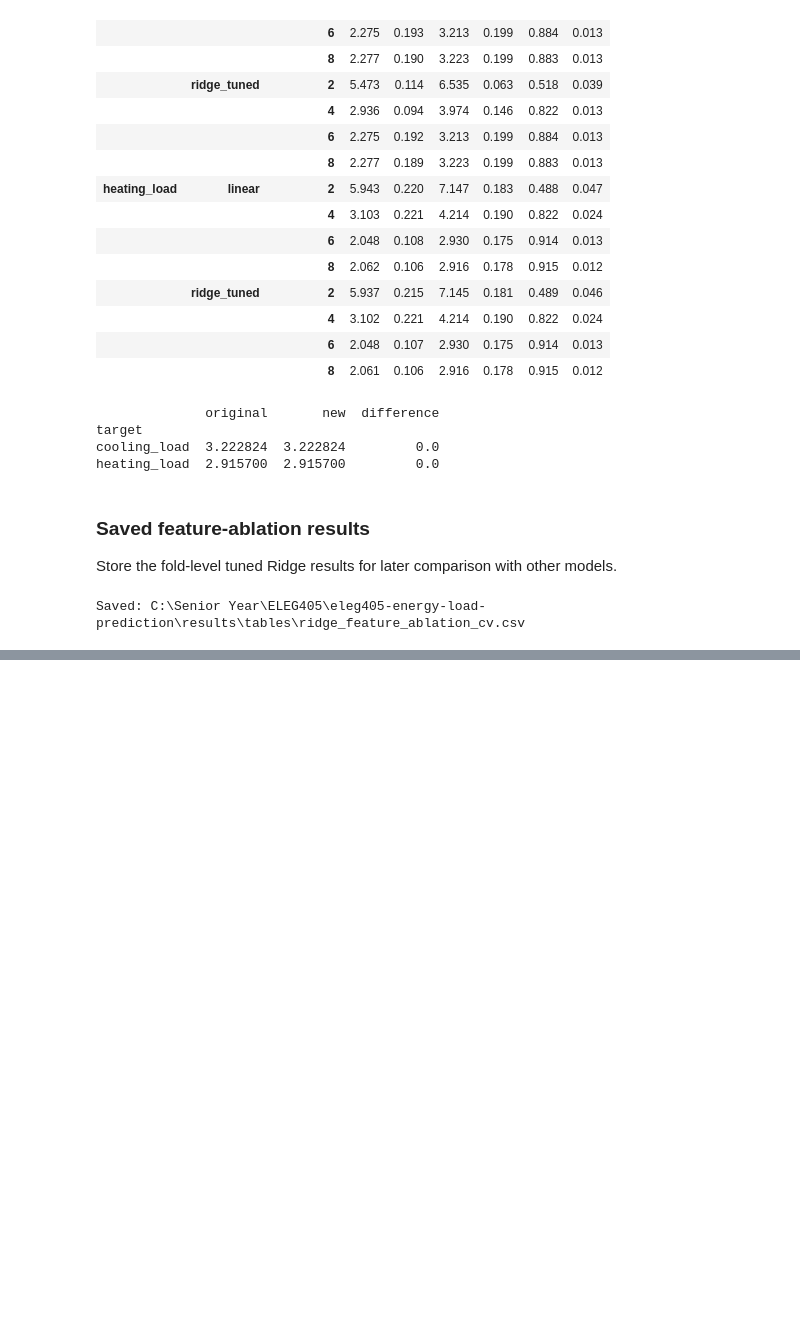
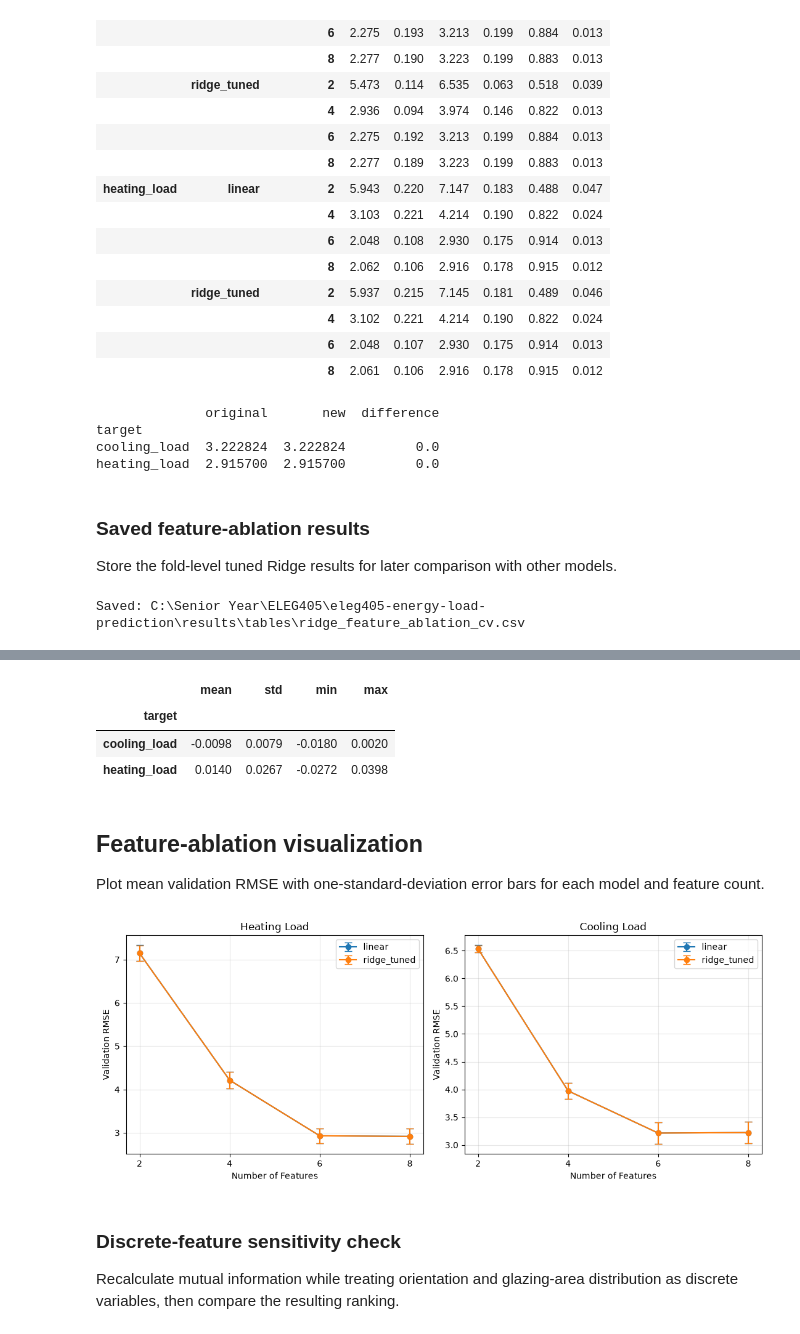
Before and after one commit to jacob-baker25/eleg405-energy-load-prediction, a Jupyter notebook: notebooks/02_linear_ridge_jacob.ipynb, the cells around one changed output, grey strips where cells are left out. Cells and saved outputs as stored; diff of their text form; code cells hidden in the pictures; blank space fills up the shorter version.

Commit message:
Document linear and ridge feature-selection results

```diff
--- a/notebooks/02_linear_ridge_jacob.ipynb
+++ b/notebooks/02_linear_ridge_jacob.ipynb
@@ -1012,0 +1118,64 @@ Saved: C:\Senior Year\ELEG405\eleg405-energy-load-prediction\results\tables\ridg
+# %%
+paired.groupby("target")["difference_6_minus_8"].agg(
+    ["mean", "std", "min", "max"]
+).round(4)
+# %% [output]
+|  | mean | std | min | max |
+| target |  |  |  |  |
+| cooling_load | -0.0098 | 0.0079 | -0.0180 | 0.0020 |
+| heating_load | 0.0140 | 0.0267 | -0.0272 | 0.0398 |
+# %% [markdown]
+## Feature-ablation visualization
+
+Plot mean validation RMSE with one-standard-deviation error bars for each model and feature count.
+# %%
+import matplotlib.pyplot as plt
+
+summary = (
+    all_ablation_df
+    .groupby(["target", "model", "n_features"])["rmse"]
+    .agg(["mean", "std"])
+    .reset_index()
+)
+
+fig, axes = plt.subplots(1, 2, figsize=(11, 4.5))
+
+for ax, target in zip(axes, TARGET_COLUMNS):
+    subset = summary[summary["target"] == target]
+
+    for model_name in subset["model"].unique():
+        model_data = subset[
+            subset["model"] == model_name
+        ].sort_values("n_features")
+
+        ax.errorbar(
+            model_data["n_features"],
+            model_data["mean"],
+            yerr=model_data["std"],
+            marker="o",
+            capsize=4,
+            label=model_name,
+        )
+
+    ax.set_title(target.replace("_", " ").title())
+    ax.set_xlabel("Number of Features")
+    ax.set_ylabel("Validation RMSE")
+    ax.set_xticks(FEATURE_COUNTS)
+    ax.grid(alpha=0.3)
+    ax.legend()
+
+plt.tight_layout()
+
+figure_path = (
+    project_root / "results" / "figures"
+    / "linear_ridge_feature_ablation.png"
+)
+
+plt.savefig(figure_path, dpi=200, bbox_inches="tight")
+plt.show()
+# %% [output]
+[figure, added]
+# %% [markdown]
+### Discrete-feature sensitivity check
+
+Recalculate mutual information while treating orientation and glazing-area distribution as discrete variables, then compare the resulting ranking.
```
Also changed, not shown: parts of 7 cells of this notebook, 3 other files.
